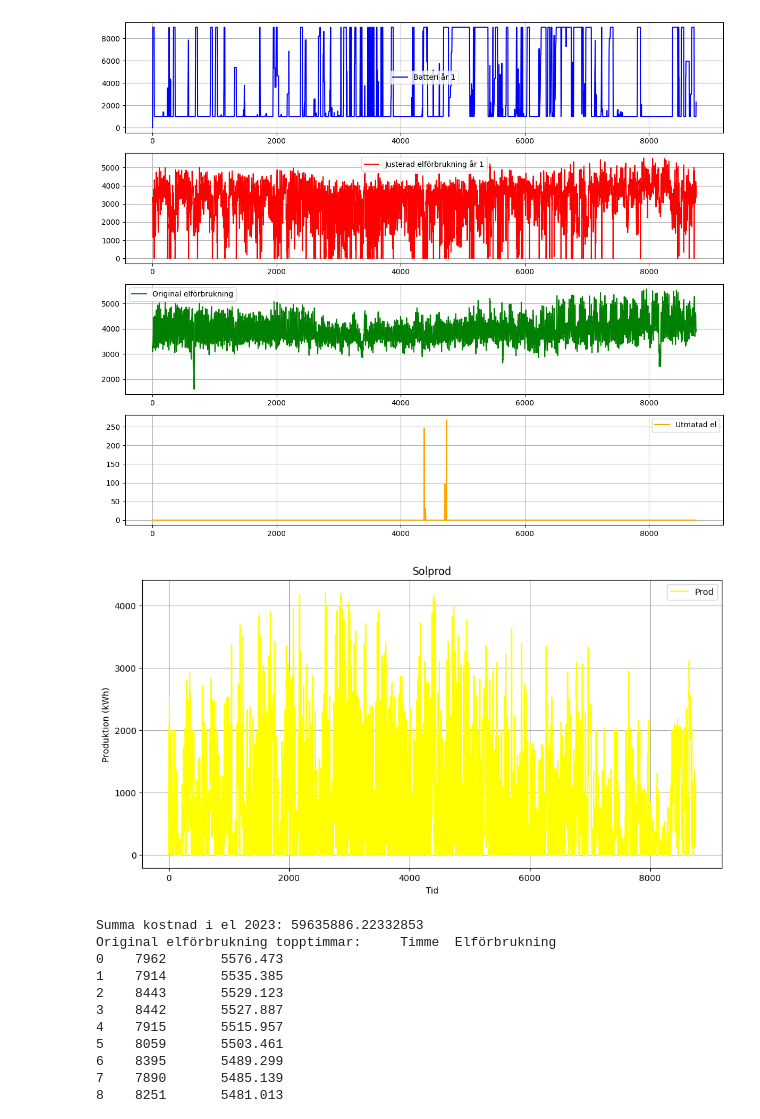
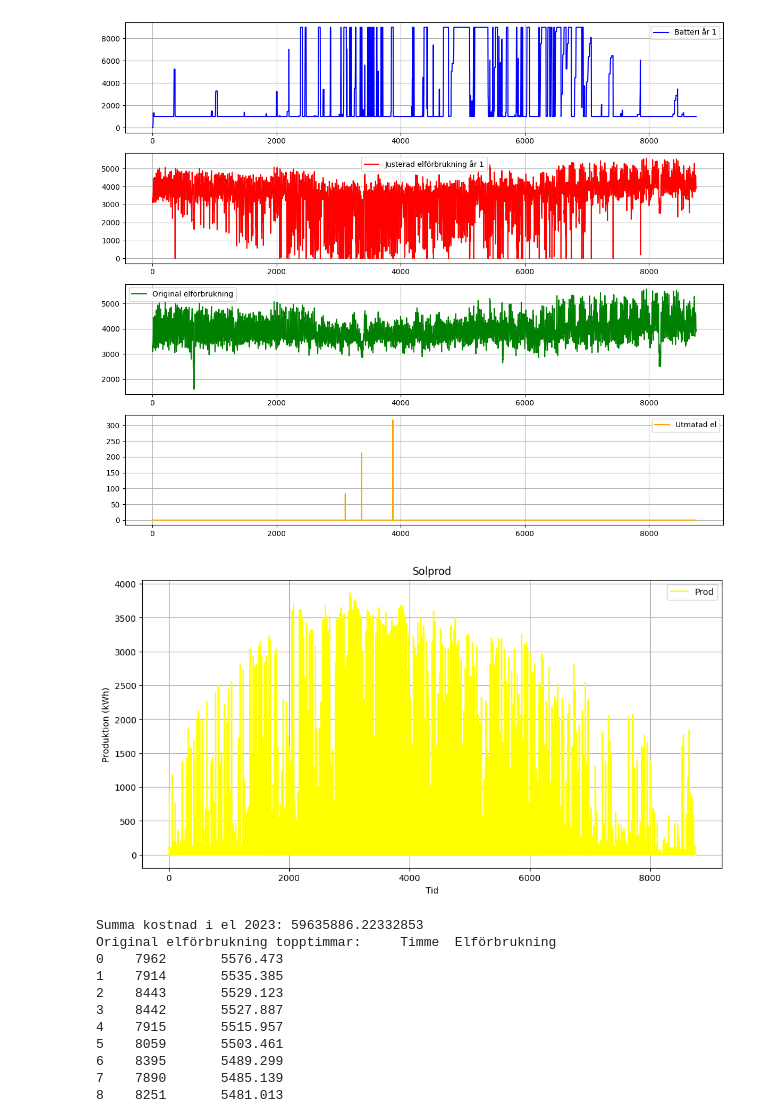
Before and after one commit to Jakobthuresson/Energigemenskaper, a Jupyter notebook: KomboOmråden.ipynb, the cells around one changed output. Cells and saved outputs as stored; diff of their text form; code cells hidden in the pictures.

```diff
--- a/KomboOmråden.ipynb
+++ b/KomboOmråden.ipynb
@@ -18,10 +18,10 @@ NorraEL = StarkaEl.iloc[:, 0] + ABKEl.iloc[:, 0] + KLTel.iloc[:, 0]
 SödraEL = SödraOmrEL.iloc[:, 0]
 TOTel = NorraEL + SödraEL
 Vind = Vindprod.iloc[:, 0]
-Sol = 0.3*(SolprodABK.iloc[:, 0] + SolprodSödra.iloc[:, 0]) #VindochSOL = 0.3, SOL = 0.5
+Sol = 0.5*(SolprodABK.iloc[:, 0] + SolprodSödra.iloc[:, 0]) #VindochSOL = 0.3, SOL = 0.5
 Spot = Spotpris.iloc[:, 0]
 
-Prod = Vind + Sol
+Prod =  Sol
 
 Prod_list = Prod.tolist()
 
@@ -268,5 +268,5 @@ Justerad elkostnad simulering: 44966779.2006342
-[figure, old version]
+[figure, new version]
-[figure, old version]
+[figure, new version]
 # %%
 import pandas as pd
 import numpy as np
```
Also changed, not shown: parts of 1 cell of this notebook, 3 other files.
